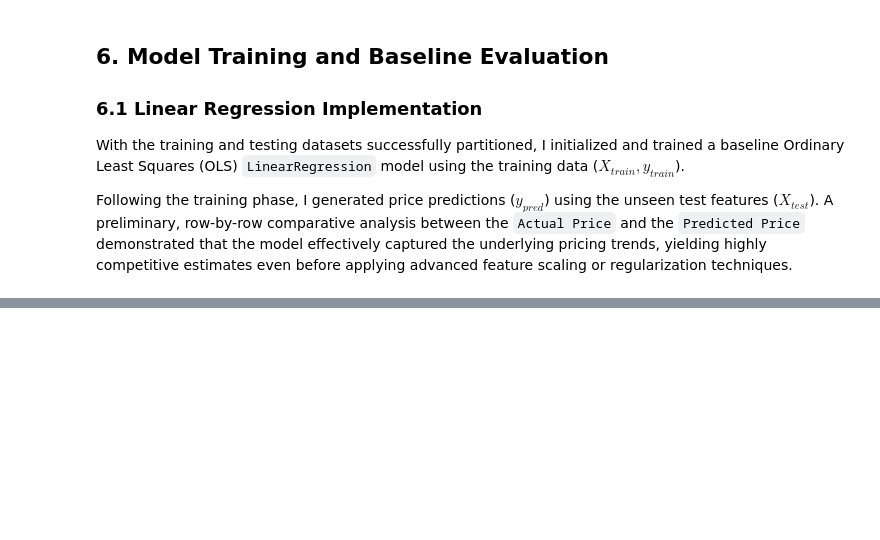
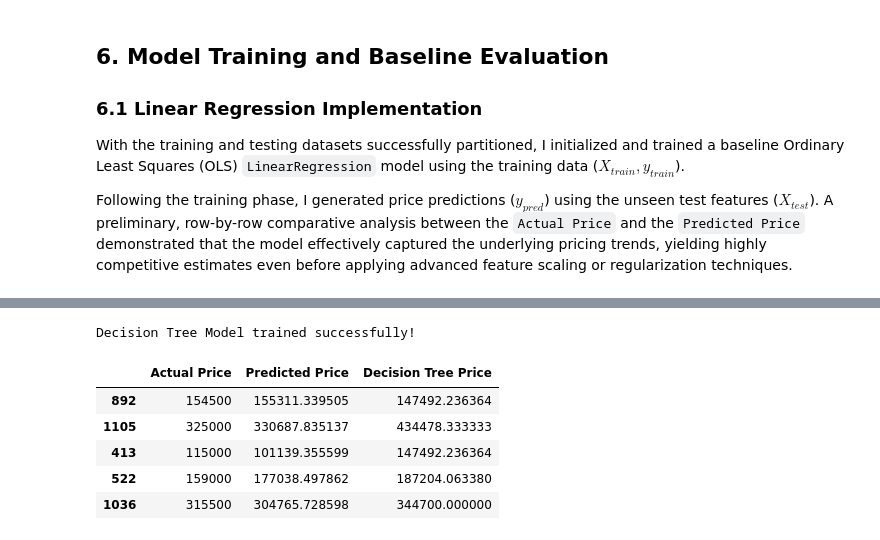
Before and after one commit to Rafaeldovale/ames-housing-regression, a Jupyter notebook: notebooks/ames_housing_analysis.ipynb, the cells around one changed output, grey strips where cells are left out. Cells and saved outputs as stored; diff of their text form; code cells hidden in the pictures; blank space fills up the shorter version.

Commit message:
Analysis: Completed empirical feature validation for decision tree predictions

```diff
--- a/notebooks/ames_housing_analysis.ipynb
+++ b/notebooks/ames_housing_analysis.ipynb
@@ -393,0 +402,25 @@ Following the training phase, I generated price predictions ($y_{pred}$) using t
+# %%
+# Istantiate the Decision Tree Model
+# We set a max_depth to prevent the tree form growing infinitely and overfitting
+dt_model = DecisionTreeRegressor(max_depth=5, random_state=42)
+
+# Train the model
+dt_model.fit(X_train, y_train)
+
+print("Decision Tree Model trained successfully!")
+# %% [output]
+Decision Tree Model trained successfully!
+# %%
+# Generate predictions with the Decision Tree
+y_pred_dt = dt_model.predict(X_test)
+# %%
+# Add the new predictions to our comparison dataframe
+comparison_df['Decision Tree Price'] = y_pred_dt
+comparison_df.head()
+# %% [output]
+|  | Actual Price | Predicted Price | Decision Tree Price |
+| 892 | 154500 | 155311.339505 | 147492.236364 |
+| 1105 | 325000 | 330687.835137 | 434478.333333 |
+| 413 | 115000 | 101139.355599 | 147492.236364 |
+| 522 | 159000 | 177038.497862 | 187204.063380 |
+| 1036 | 315500 | 304765.728598 | 344700.000000 |
```
Also changed, not shown: parts of 9 cells of this notebook.
